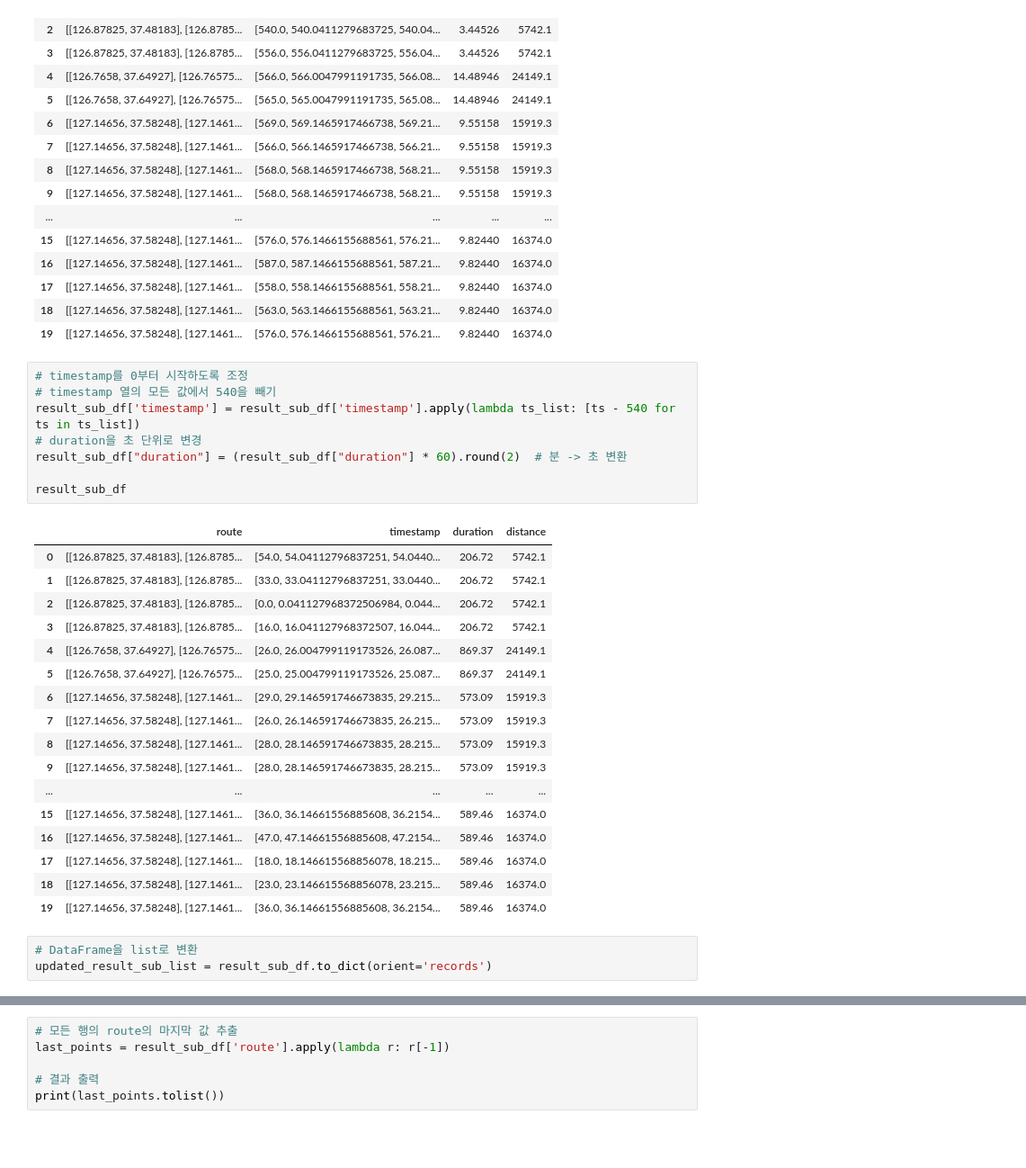
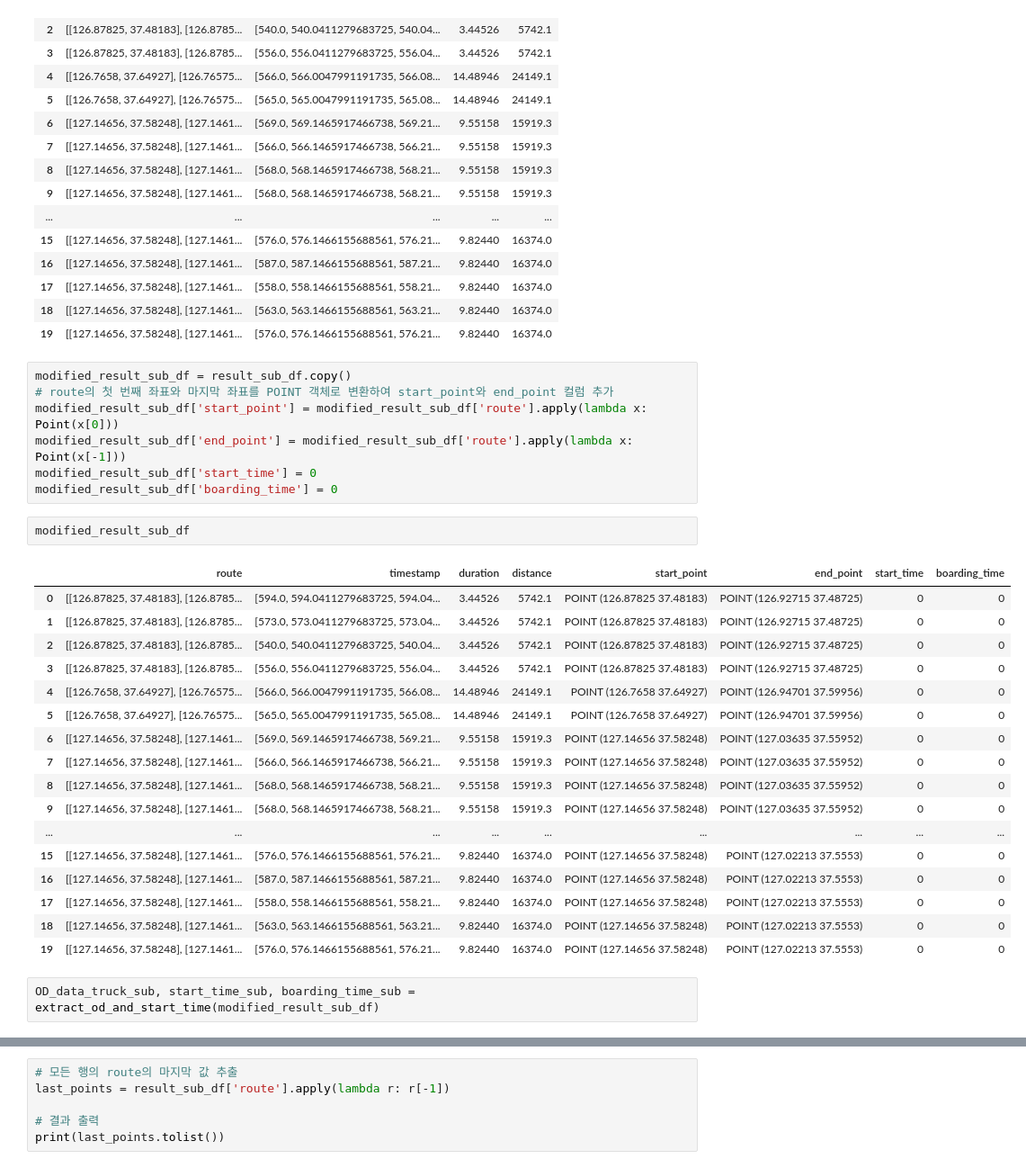
Before and after one commit to doyeonRyu/P-project, a Jupyter notebook: robotNetwork.ipynb, the cells around one changed output, grey strips where cells are left out. Shown: that part at 90% size. Saved outputs shown, nothing was run; the diff lists cells and outputs as text; blank space fills up the shorter version.

```diff
--- a/robotNetwork.ipynb
+++ b/robotNetwork.ipynb
@@ -886,32 +1173,32 @@ result_sub_df
 | 17 | [[127.14656, 37.58248], [127.1461... | [558.0, 558.1466155688561, 558.21... | 9.82440 | 16374.0 |
 | 18 | [[127.14656, 37.58248], [127.1461... | [563.0, 563.1466155688561, 563.21... | 9.82440 | 16374.0 |
 | 19 | [[127.14656, 37.58248], [127.1461... | [576.0, 576.1466155688561, 576.21... | 9.82440 | 16374.0 |
-# %%
-# timestamp를 0부터 시작하도록 조정
-# timestamp 열의 모든 값에서 540을 빼기
-result_sub_df['timestamp'] = result_sub_df['timestamp'].apply(lambda ts_list: [ts - 540 for ts in ts_list])
-# duration을 초 단위로 변경
-result_sub_df["duration"] = (result_sub_df["duration"] * 60).round(2)  # 분 -> 초 변환
-
-result_sub_df
-# %% [output]
-|  | route | timestamp | duration | distance |
-| 0 | [[126.87825, 37.48183], [126.8785... | [54.0, 54.04112796837251, 54.0440... | 206.72 | 5742.1 |
-| 1 | [[126.87825, 37.48183], [126.8785... | [33.0, 33.04112796837251, 33.0440... | 206.72 | 5742.1 |
-| 2 | [[126.87825, 37.48183], [126.8785... | [0.0, 0.041127968372506984, 0.044... | 206.72 | 5742.1 |
-| 3 | [[126.87825, 37.48183], [126.8785... | [16.0, 16.041127968372507, 16.044... | 206.72 | 5742.1 |
-| 4 | [[126.7658, 37.64927], [126.76575... | [26.0, 26.004799119173526, 26.087... | 869.37 | 24149.1 |
-| 5 | [[126.7658, 37.64927], [126.76575... | [25.0, 25.004799119173526, 25.087... | 869.37 | 24149.1 |
-| 6 | [[127.14656, 37.58248], [127.1461... | [29.0, 29.146591746673835, 29.215... | 573.09 | 15919.3 |
-| 7 | [[127.14656, 37.58248], [127.1461... | [26.0, 26.146591746673835, 26.215... | 573.09 | 15919.3 |
-| 8 | [[127.14656, 37.58248], [127.1461... | [28.0, 28.146591746673835, 28.215... | 573.09 | 15919.3 |
-| 9 | [[127.14656, 37.58248], [127.1461... | [28.0, 28.146591746673835, 28.215... | 573.09 | 15919.3 |
-| ... | ... | ... | ... | ... |
-| 15 | [[127.14656, 37.58248], [127.1461... | [36.0, 36.14661556885608, 36.2154... | 589.46 | 16374.0 |
-| 16 | [[127.14656, 37.58248], [127.1461... | [47.0, 47.14661556885608, 47.2154... | 589.46 | 16374.0 |
-| 17 | [[127.14656, 37.58248], [127.1461... | [18.0, 18.146615568856078, 18.215... | 589.46 | 16374.0 |
-| 18 | [[127.14656, 37.58248], [127.1461... | [23.0, 23.146615568856078, 23.215... | 589.46 | 16374.0 |
-| 19 | [[127.14656, 37.58248], [127.1461... | [36.0, 36.14661556885608, 36.2154... | 589.46 | 16374.0 |
-# %%
-# DataFrame을 list로 변환
-updated_result_sub_list = result_sub_df.to_dict(orient='records')
+# %%
+modified_result_sub_df = result_sub_df.copy()
+# route의 첫 번째 좌표와 마지막 좌표를 POINT 객체로 변환하여 start_point와 end_point 컬럼 추가
+modified_result_sub_df['start_point'] = modified_result_sub_df['route'].apply(lambda x: Point(x[0]))
+modified_result_sub_df['end_point'] = modified_result_sub_df['route'].apply(lambda x: Point(x[-1]))
+modified_result_sub_df['start_time'] = 0
+modified_result_sub_df['boarding_time'] = 0
+# %%
+modified_result_sub_df
+# %% [output]
+|  | route | timestamp | duration | distance | start_point | end_point | start_time | boarding_time |
+| 0 | [[126.87825, 37.48183], [126.8785... | [594.0, 594.0411279683725, 594.04... | 3.44526 | 5742.1 | POINT (126.87825 37.48183) | POINT (126.92715 37.48725) | 0 | 0 |
+| 1 | [[126.87825, 37.48183], [126.8785... | [573.0, 573.0411279683725, 573.04... | 3.44526 | 5742.1 | POINT (126.87825 37.48183) | POINT (126.92715 37.48725) | 0 | 0 |
+| 2 | [[126.87825, 37.48183], [126.8785... | [540.0, 540.0411279683725, 540.04... | 3.44526 | 5742.1 | POINT (126.87825 37.48183) | POINT (126.92715 37.48725) | 0 | 0 |
+| 3 | [[126.87825, 37.48183], [126.8785... | [556.0, 556.0411279683725, 556.04... | 3.44526 | 5742.1 | POINT (126.87825 37.48183) | POINT (126.92715 37.48725) | 0 | 0 |
+| 4 | [[126.7658, 37.64927], [126.76575... | [566.0, 566.0047991191735, 566.08... | 14.48946 | 24149.1 | POINT (126.7658 37.64927) | POINT (126.94701 37.59956) | 0 | 0 |
+| 5 | [[126.7658, 37.64927], [126.76575... | [565.0, 565.0047991191735, 565.08... | 14.48946 | 24149.1 | POINT (126.7658 37.64927) | POINT (126.94701 37.59956) | 0 | 0 |
+| 6 | [[127.14656, 37.58248], [127.1461... | [569.0, 569.1465917466738, 569.21... | 9.55158 | 15919.3 | POINT (127.14656 37.58248) | POINT (127.03635 37.55952) | 0 | 0 |
+| 7 | [[127.14656, 37.58248], [127.1461... | [566.0, 566.1465917466738, 566.21... | 9.55158 | 15919.3 | POINT (127.14656 37.58248) | POINT (127.03635 37.55952) | 0 | 0 |
+| 8 | [[127.14656, 37.58248], [127.1461... | [568.0, 568.1465917466738, 568.21... | 9.55158 | 15919.3 | POINT (127.14656 37.58248) | POINT (127.03635 37.55952) | 0 | 0 |
+| 9 | [[127.14656, 37.58248], [127.1461... | [568.0, 568.1465917466738, 568.21... | 9.55158 | 15919.3 | POINT (127.14656 37.58248) | POINT (127.03635 37.55952) | 0 | 0 |
+| ... | ... | ... | ... | ... | ... | ... | ... | ... |
+| 15 | [[127.14656, 37.58248], [127.1461... | [576.0, 576.1466155688561, 576.21... | 9.82440 | 16374.0 | POINT (127.14656 37.58248) | POINT (127.02213 37.5553) | 0 | 0 |
+| 16 | [[127.14656, 37.58248], [127.1461... | [587.0, 587.1466155688561, 587.21... | 9.82440 | 16374.0 | POINT (127.14656 37.58248) | POINT (127.02213 37.5553) | 0 | 0 |
+| 17 | [[127.14656, 37.58248], [127.1461... | [558.0, 558.1466155688561, 558.21... | 9.82440 | 16374.0 | POINT (127.14656 37.58248) | POINT (127.02213 37.5553) | 0 | 0 |
+| 18 | [[127.14656, 37.58248], [127.1461... | [563.0, 563.1466155688561, 563.21... | 9.82440 | 16374.0 | POINT (127.14656 37.58248) | POINT (127.02213 37.5553) | 0 | 0 |
+| 19 | [[127.14656, 37.58248], [127.1461... | [576.0, 576.1466155688561, 576.21... | 9.82440 | 16374.0 | POINT (127.14656 37.58248) | POINT (127.02213 37.5553) | 0 | 0 |
+# %%
+OD_data_truck_sub, start_time_sub, boarding_time_sub = extract_od_and_start_time(modified_result_sub_df)
```
Also changed, not shown: parts of 24 cells of this notebook.
